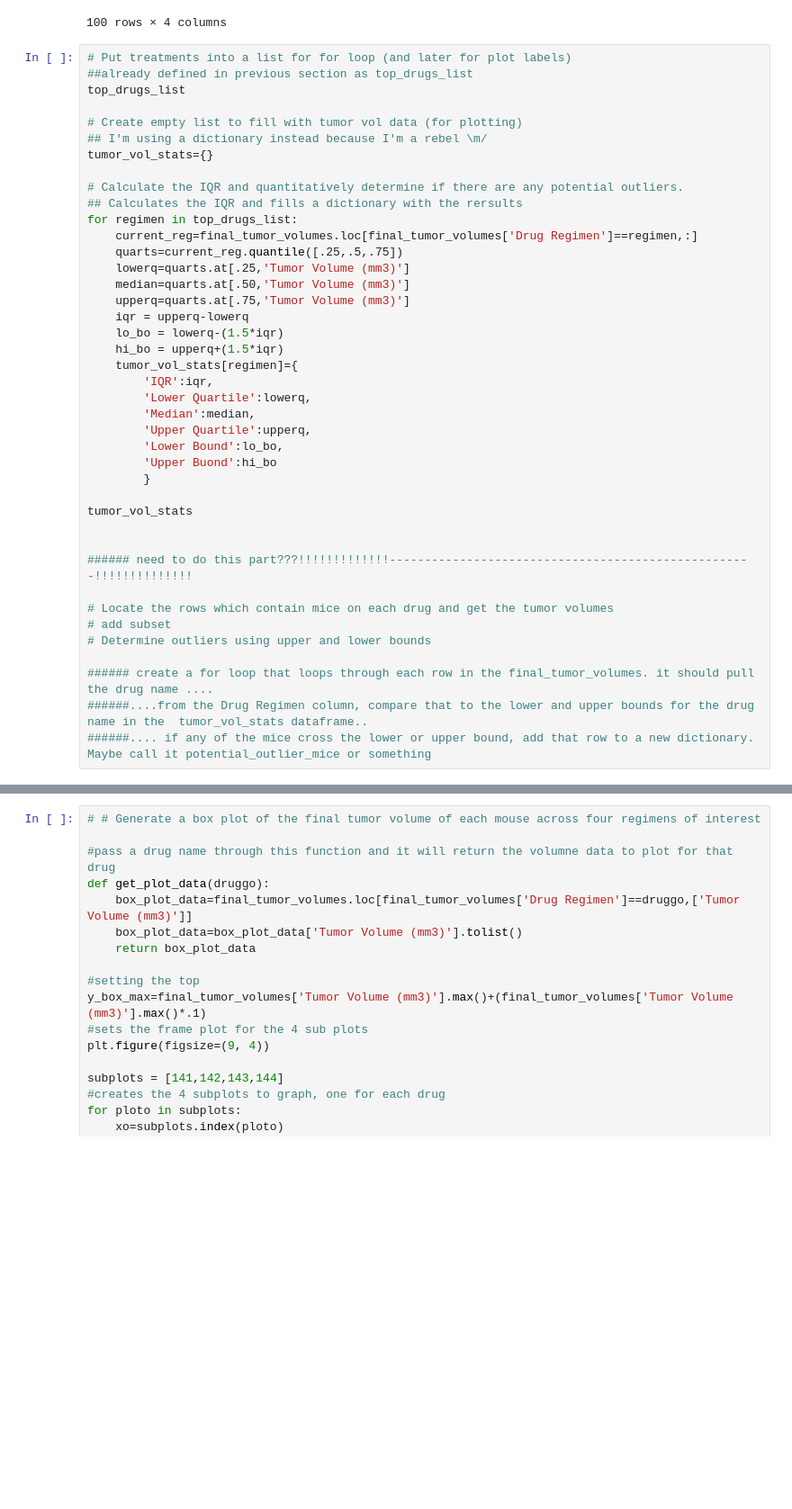
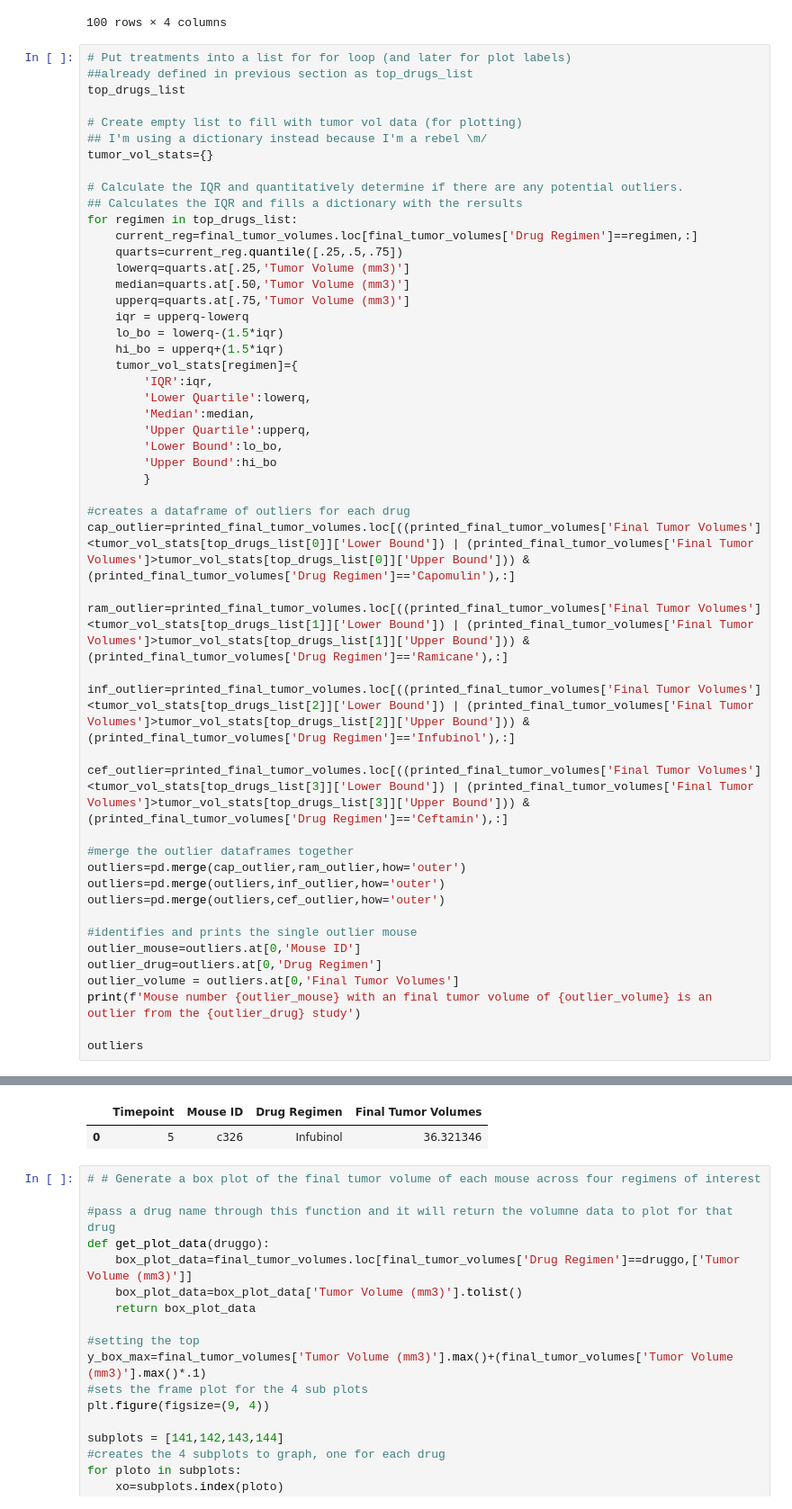
Before and after one commit to travisb98/Plotting_Pharmaceutical_Data, a Jupyter notebook: Pymaceuticals/pymaceuticals_starter.ipynb, the cells around one changed output, grey strips where cells are left out. Shown: that part at 90% size. Cells and saved outputs as stored; diff of their text form; blank space fills up the shorter version.

Commit message:
identified outliers

```diff
--- a/Pymaceuticals/pymaceuticals_starter.ipynb
+++ b/Pymaceuticals/pymaceuticals_starter.ipynb
@@ -243,19 +243,28 @@ for regimen in top_drugs_list:
         'Median':median,
         'Upper Quartile':upperq,
         'Lower Bound':lo_bo,
-        'Upper Buond':hi_bo
+        'Upper Bound':hi_bo
         }
 
-tumor_vol_stats
+#creates a dataframe of outliers for each drug
+cap_outlier=printed_final_tumor_volumes.loc[((printed_final_tumor_volumes['Final Tumor Volumes']<tumor_vol_stats[top_drugs_list[0]]['Lower Bound']) | (printed_final_tumor_volumes['Final Tumor Volumes']>tumor_vol_stats[top_drugs_list[0]]['Upper Bound'])) & (printed_final_tumor_volumes['Drug Regimen']=='Capomulin'),:]
 
+ram_outlier=printed_final_tumor_volumes.loc[((printed_final_tumor_volumes['Final Tumor Volumes']<tumor_vol_stats[top_drugs_list[1]]['Lower Bound']) | (printed_final_tumor_volumes['Final Tumor Volumes']>tumor_vol_stats[top_drugs_list[1]]['Upper Bound'])) & (printed_final_tumor_volumes['Drug Regimen']=='Ramicane'),:]
 
-###### need to do this part???!!!!!!!!!!!!!----------------------------------------------------!!!!!!!!!!!!!!
+inf_outlier=printed_final_tumor_volumes.loc[((printed_final_tumor_volumes['Final Tumor Volumes']<tumor_vol_stats[top_drugs_list[2]]['Lower Bound']) | (printed_final_tumor_volumes['Final Tumor Volumes']>tumor_vol_stats[top_drugs_list[2]]['Upper Bound'])) & (printed_final_tumor_volumes['Drug Regimen']=='Infubinol'),:]
 
-# Locate the rows which contain mice on each drug and get the tumor volumes
-# add subset
-# Determine outliers using upper and lower bounds
+cef_outlier=printed_final_tumor_volumes.loc[((printed_final_tumor_volumes['Final Tumor Volumes']<tumor_vol_stats[top_drugs_list[3]]['Lower Bound']) | (printed_final_tumor_volumes['Final Tumor Volumes']>tumor_vol_stats[top_drugs_list[3]]['Upper Bound'])) & (printed_final_tumor_volumes['Drug Regimen']=='Ceftamin'),:]
 
-###### create a for loop that loops through each row in the final_tumor_volumes. it should pull the drug name ....
-######....from the Drug Regimen column, compare that to the lower and upper bounds for the drug name in the  tumor_vol_stats dataframe..
-######.... if any of the mice cross the lower or upper bound, add that row to a new dictionary. Maybe call it potential_outlier_mice or something
+#merge the outlier dataframes together
+outliers=pd.merge(cap_outlier,ram_outlier,how='outer')
+outliers=pd.merge(outliers,inf_outlier,how='outer')
+outliers=pd.merge(outliers,cef_outlier,how='outer')
+
+#identifies and prints the single outlier mouse
+outlier_mouse=outliers.at[0,'Mouse ID']
+outlier_drug=outliers.at[0,'Drug Regimen']
+outlier_volume = outliers.at[0,'Final Tumor Volumes']
+print(f'Mouse number {outlier_mouse} with an final tumor volume of {outlier_volume} is an outlier from the {outlier_drug} study')
+
+outliers
 # %% [output]
@@ -279,3 +272,5 @@ tumor_vol_stats
+|  | Timepoint | Mouse ID | Drug Regimen | Final Tumor Volumes |
+| 0 | 5 | c326 | Infubinol | 36.321346 |
 # %%
 # # Generate a box plot of the final tumor volume of each mouse across four regimens of interest
 
```
Also changed, not shown: parts of 2 cells of this notebook.
